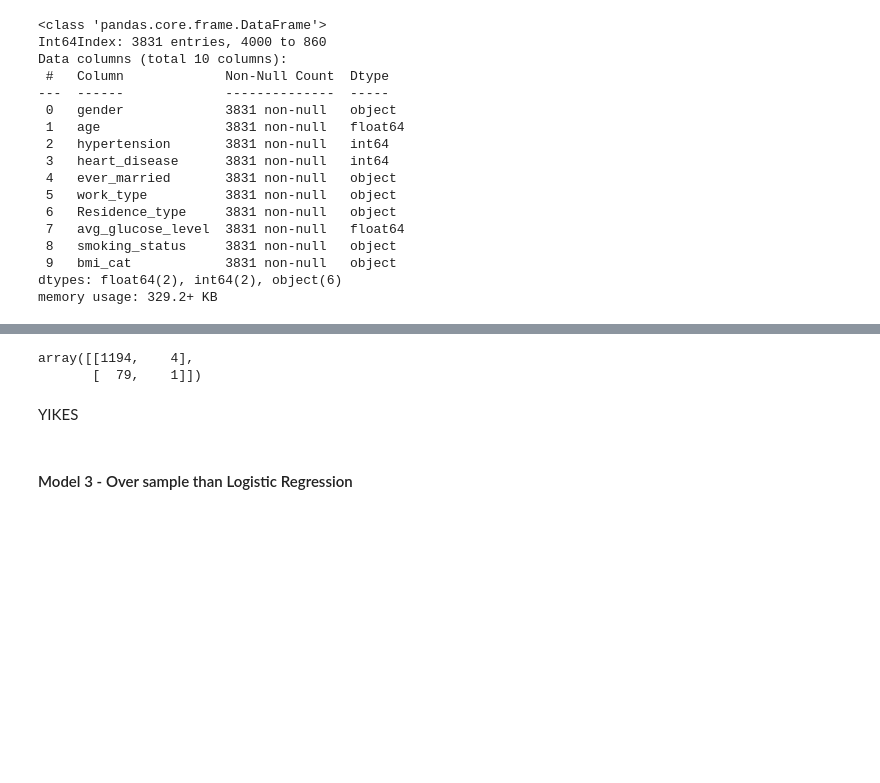
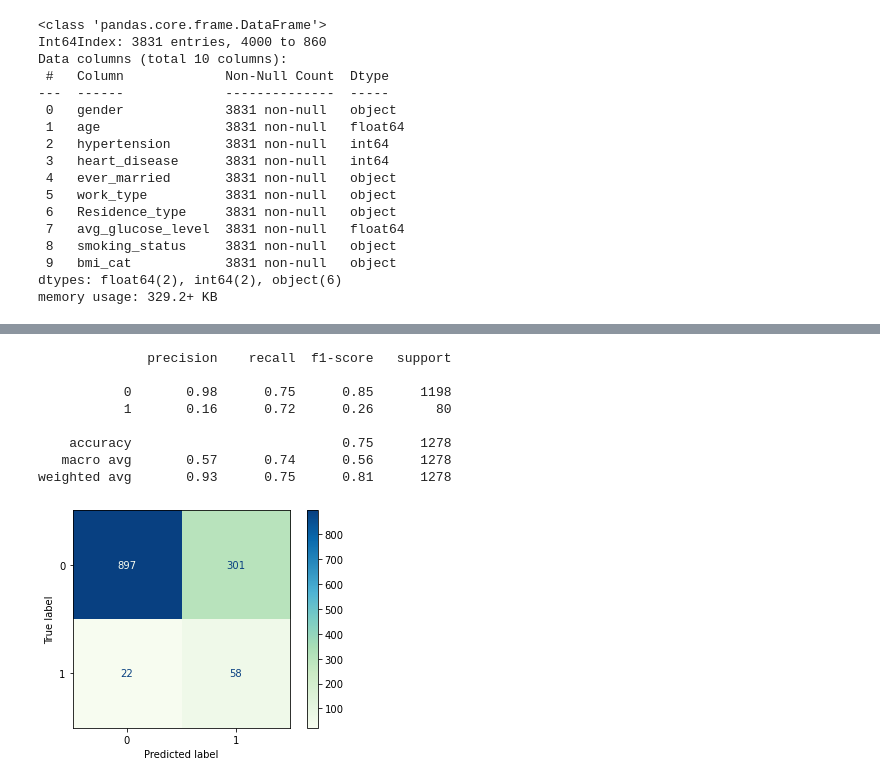
Before and after one commit to jasonarikupurathu/stroke-predictions, a Jupyter notebook: Analysis-Notebook.ipynb, the cells around one changed output, grey strips where cells are left out. Saved outputs shown, nothing was run; the diff lists cells and outputs as text; code cells hidden in the pictures; blank space fills up the shorter version.

```diff
--- a/Analysis-Notebook.ipynb
+++ b/Analysis-Notebook.ipynb
@@ -111,3 +158,23 @@ model_pipe = Pipeline(steps=[
+# %%
+numerical_pipeline = imbpipeline(steps=[
+                                ('ss', StandardScaler())
+                            ])
+
+categorical_pipeline = imbpipeline(steps=[
+                            ('ohe', OneHotEncoder(drop='first',
+                                                 sparse=False))
+                            ])
+
+trans = ColumnTransformer(transformers=[
+    ('numerical', numerical_pipeline, X_train_nums.columns),
+    ('categorical', categorical_pipeline, X_train_cat.columns)
+])
+
+model_pipe = imbpipeline(steps=[
+    ('trans', trans),
+    ('sm', SMOTE()),
+    ('lr', LogisticRegression(penalty = 'none', max_iter = 1000))
+])
 # %%
 model_pipe.fit(X_train, y_train)
 # %% [output]
@@ -135,9 +202,0 @@ recall_score(y_test, model_pipe.predict(X_test))
-# %%
-confusion_matrix(y_test, model_pipe.predict(X_test))
-# %% [output]
-array([[1194,    4],
-       [  79,    1]])
-# %% [markdown]
-YIKES
-# %% [markdown]
-#### Model 3 - Over sample than Logistic Regression
@@ -153,0 +203,12 @@ X_train, y_train = sm.fit_sample(preprocessing_pipe.fit(X_train), y_train)
+# %%
+evaluation_report(model_pipe, X_test, y_test)
+# %% [output]
+              precision    recall  f1-score   support
+
+           0       0.98      0.75      0.85      1198
+           1       0.16      0.72      0.26        80
+
+    accuracy                           0.75      1278
+   macro avg       0.57      0.74      0.56      1278
+weighted avg       0.93      0.75      0.81      1278
+[figure, added]
```
Also changed, not shown: parts of 15 cells of this notebook.
